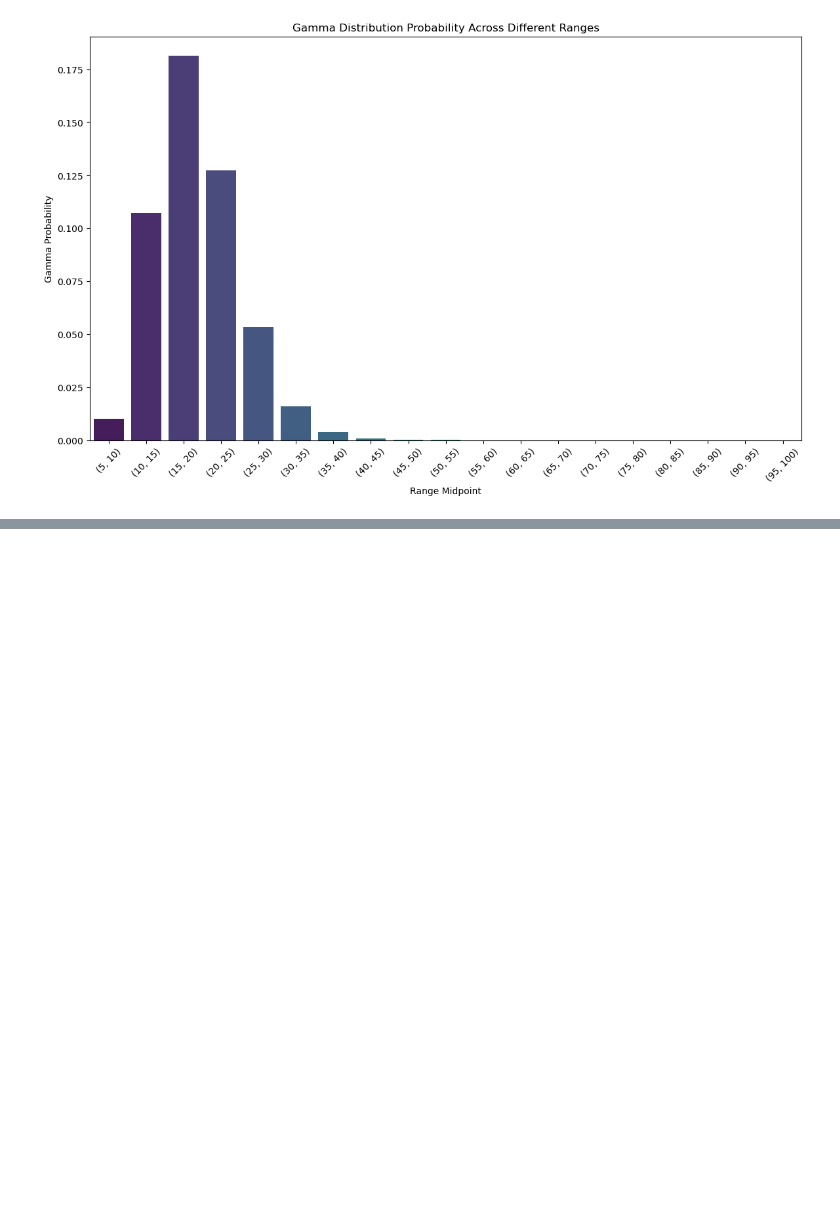
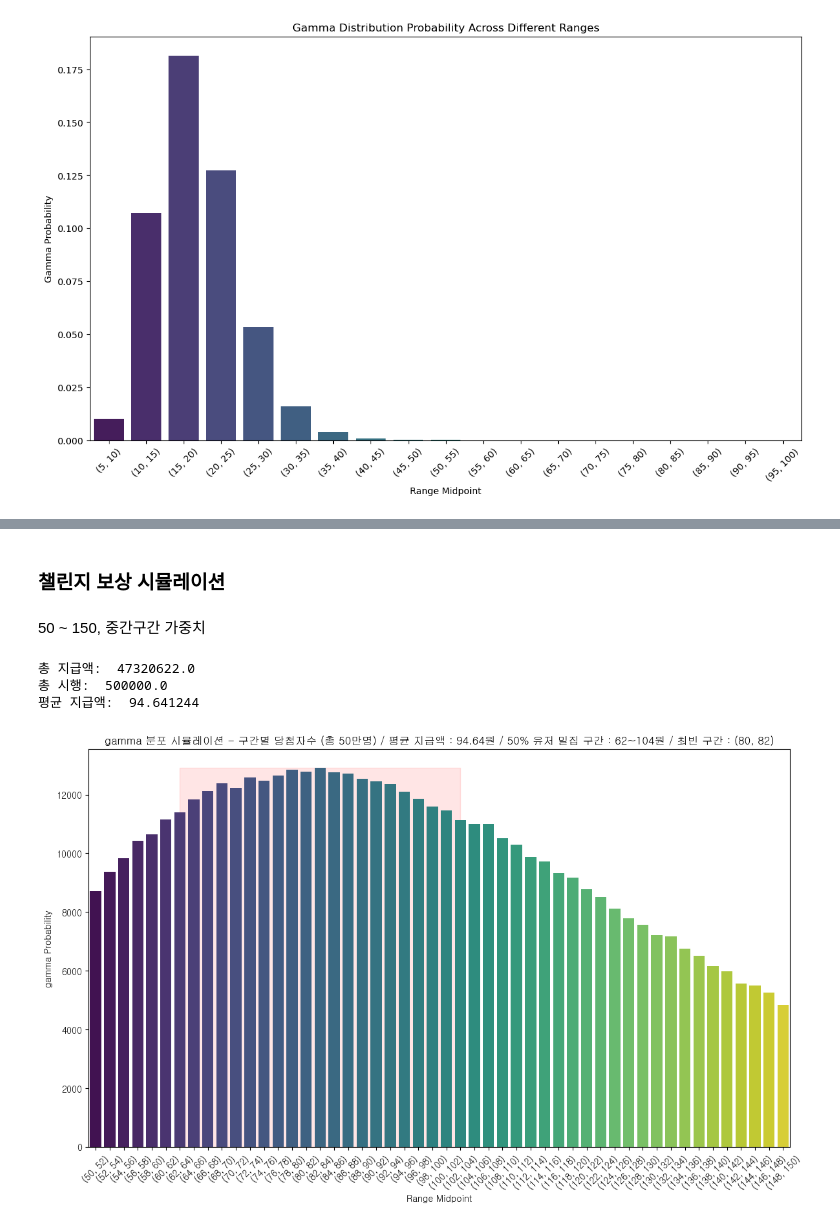
Before and after one commit to skadudd/bayes-ABtest, a Jupyter notebook: game_design.ipynb, the cells around one changed output, grey strips where cells are left out. Saved outputs shown, nothing was run; the diff lists cells and outputs as text; code cells hidden in the pictures; blank space fills up the shorter version.

```diff
--- a/game_design.ipynb
+++ b/game_design.ipynb
@@ -908,0 +1026,30 @@ df
+# %% [markdown]
+### 챌린지 보상 시뮬레이션
+# %% [markdown]
+50 ~ 150, 중간구간 가중치
+# %%
+gotcha_game = Gotcha(start=50, end=150, interval_range=2,
+                     input_mean_value=100, #exp & all
+                     num_simulations=500000,
+                     alpha=5,#gamma
+                     sigma=1 #log-norm
+                     )
+
+profit_range = gotcha_game.set_range()
+exp_probability = gotcha_game.get_exp_distribution_probability()
+gamma_probability = gotcha_game.get_gamma_distribution_probability()
+lognorm_probability = gotcha_game.get_lognorm_distribution_probability()
+num_of_trials_needs = gotcha_game.get_num_trials()
+
+#'exp', 'gamma','lognorm'
+sim_dist = 'gamma'
+win_counts,win_rates = gotcha_game.get_simulated_result(sim_dist)
+
+df = get_sim(profit_range,exp_probability,gamma_probability,lognorm_probability,num_of_trials_needs,win_counts,win_rates,sim_dist)
+
+# df
+# %% [output]
+총 지급액:  47320622.0
+총 시행:  500000.0
+평균 지급액:  94.641244
+[figure, added]
```
Also changed, not shown: parts of 10 cells of this notebook.
